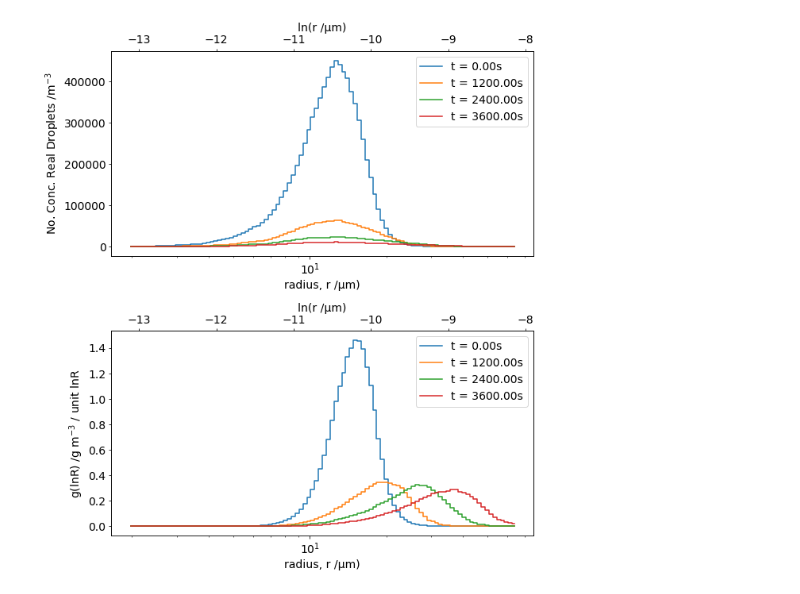
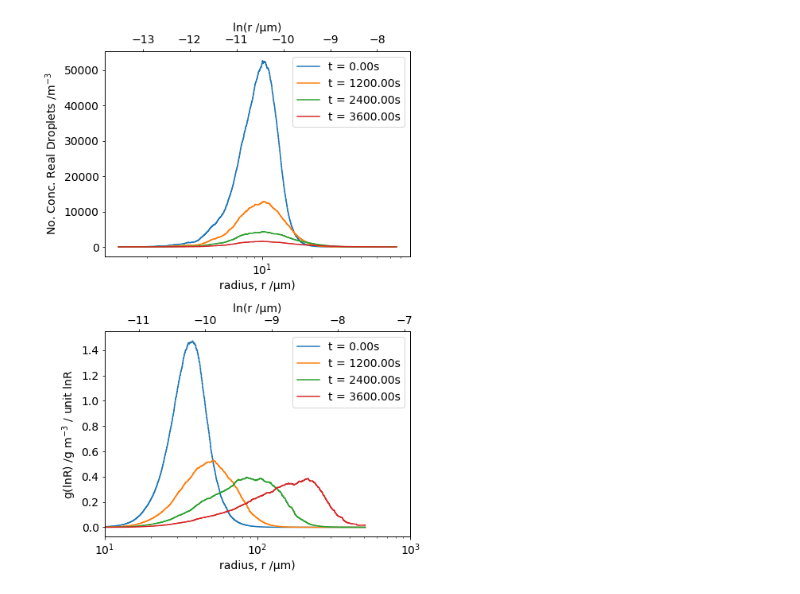
Before and after one commit to yoctoyotta1024/clara-bayley-superdroplets, a Jupyter notebook: plotSDs.ipynb, the cells around one changed output. Saved outputs shown, nothing was run; the diff lists cells and outputs as text; code cells hidden in the pictures.

```diff
--- a/plotSDs.ipynb
+++ b/plotSDs.ipynb
@@ -6,6 +6,10 @@ from common_pyfuncs import *
 
 plt.rcParams.update({'font.size': 14})
 
+sol_filename = "sundials2_sol.csv"
+#SDsol_filename = "sundials2_SDsol.csv"
+#SDsol_filename = "collsonly32768_SDsol.csv"
+SDsol_filename = "collsonly8192_SDsol.csv"
 
 ### read in constants from .hpp files
 CONSTS, notfloats = read_cpp_into_floats("./constants.hpp")
@@ -23,7 +27,7 @@ print("---- Additional Constants Derived -----")
 for c in MCONSTS:
   print(c, "=", MCONSTS[c])
 nsupers    = int(INITS["nsupers"])
-VOL = INITS["iVol"]                                # parcel volume [m]
+VOL = INITS["iVOL"]                                # parcel volume [m]
 print("---------------------------------------------")
 # %% [output]
 ---- Constants read from  ./constants.hpp -----
@@ -153,35 +128,39 @@ IONIC = 2.0
 # %%
-fig, [ax1, ax2] = plt.subplots(nrows=2, ncols=1, figsize=(9,10))
-nbins = 100
-rspan = [np.amin(r), np.amax(r)]
+fig, [ax1, ax2] = plt.subplots(nrows=2, ncols=1, figsize=(7,10))
+nbins = 1000
+#rspan = [np.amin(r), np.amax(r)]
+#rspan = [0.62e-6, 6.34e-2]
 nplts = 4
 #tplt = np.linspace(t[0], t[-1], nplts)
 tplt = [0, 1200, 2400, 3600]
 smoothsig = 0.62*nsupers**(-1/5)
 #smoothsig = False
 
 
 linear_twinax(ax1, np.log(r[0,:]), eps[0,:]/VOL)
 wghts0 = eps[0,:]/VOL*SDprops.m(r[0,:], 0)*1000
 #wghts0 = eps[0,:]/VOL*SDprops.m_w(r[0,:], m_sol[0,:])*1000
-linear_twinax(ax2, np.log(r[0,:]), wghts0)
+ax2b = linear_twinax(ax2, np.log(r[0,:]), wghts0)
 for i in range(nplts):
         ind = np.argmin(abs(t-tplt[i]))
         tlab = 't = {:.2f}s'.format(t[ind])
         c = 'C'+str(i)
         logr_distribution(rspan, nbins, r[ind,:], eps[ind,:]/VOL, ax=ax1,
                 step=True, lab=tlab, c=c, ylab="No. Conc. Real Droplets /m$^{-3}$",
                 perlnR=False, smooth=smoothsig)
 
         wghts = eps[ind,:]/VOL*SDprops.m(r[ind,:], 0)*1000
         #wghts = eps[ind,:]/VOL*SDprops.m_w(r[ind,:], m_sol[ind,:])*1000
         logr_distribution(rspan, nbins, r[ind,:], wghts, ax=ax2,
                 step=True, lab=tlab, c=c,
                 ylab="g(lnR) /g m$^{-3}$ / unit lnR",
                 perlnR=True, smooth=smoothsig)
 #ax1.set_yscale('log')
 #ax2.set_yscale('log')
 #ax2.set_ylim([0,1.8])
+ax2.set_xlim([np.log(10e-6),np.log(1000e-6)])
+ax2b.set_xlim([10,1000])
+
 plt.tight_layout()
 # %% [output]
-[figure, old version]
+[figure, new version]
```
Also changed, not shown: parts of 3 cells of this notebook, 15 other files.
